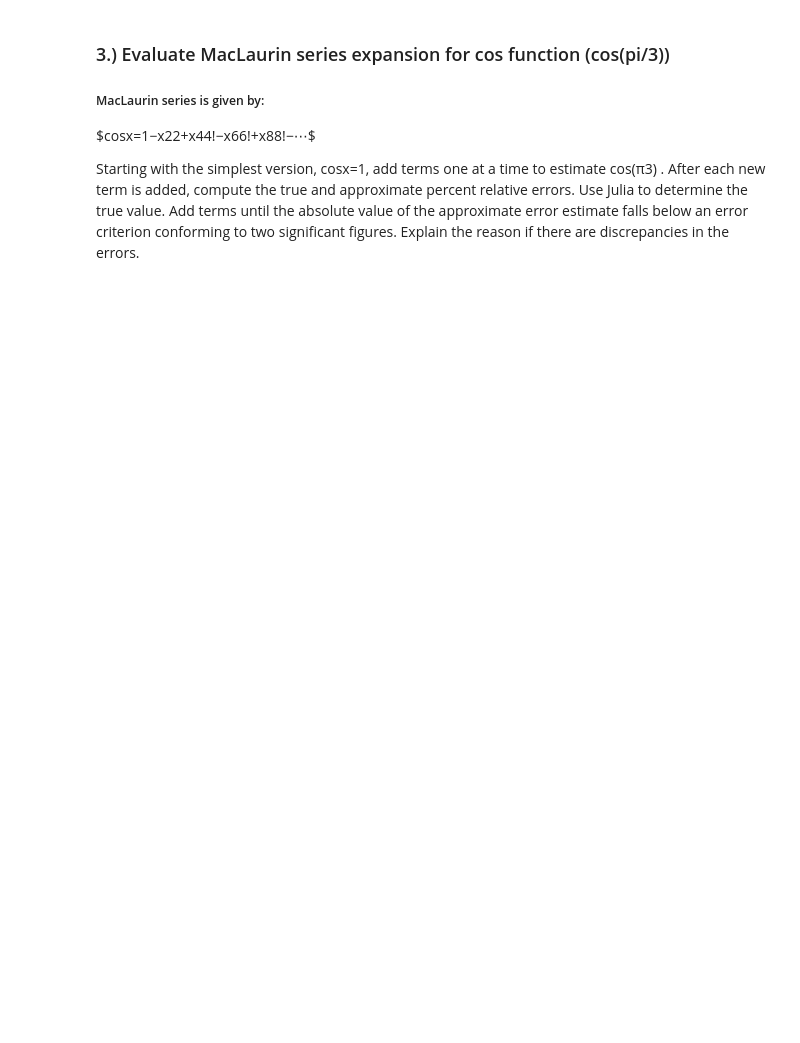
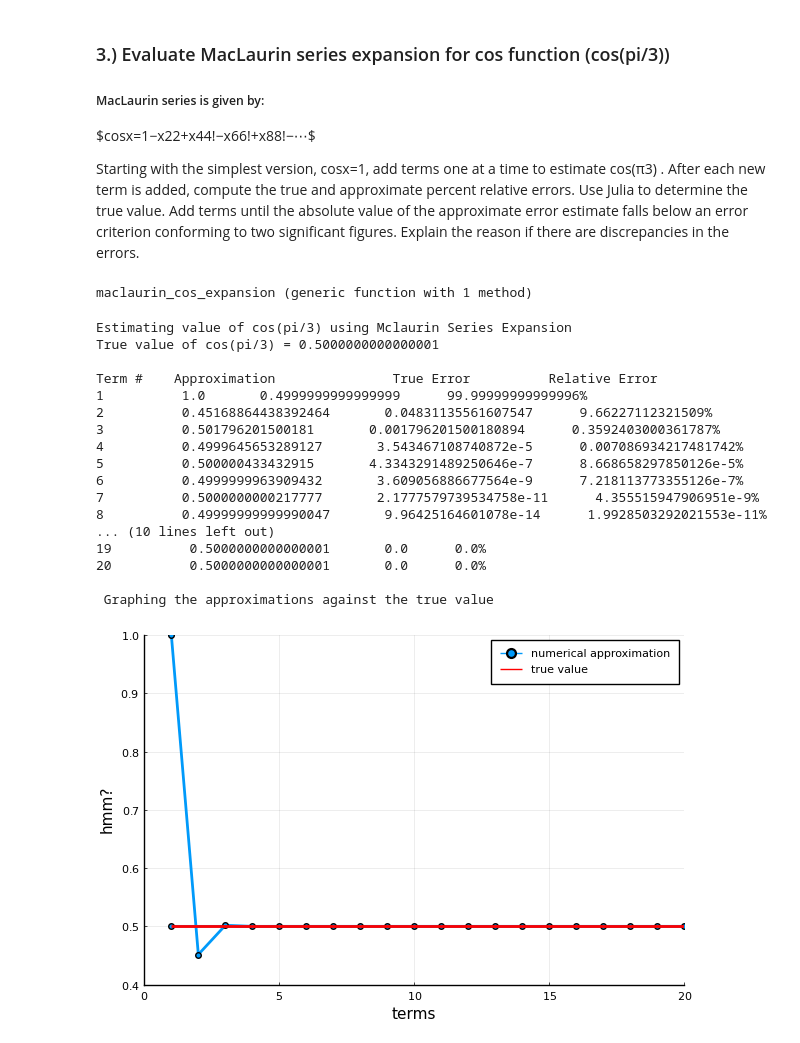
Before and after one commit to rdlfbr/ENGG-27.02-LAB-ACTIVITY-1, a Jupyter notebook: Engg 27.02 Lab Activity 1 - Cuadra, Obre San Juan.ipynb, the cells around one changed output. Cells and saved outputs as stored; diff of their text form; code cells hidden in the pictures; blank space fills up the shorter version.

Commit message:
Fix wrong function in number 3 -- 3 working now

```diff
--- a/Engg 27.02 Lab Activity 1 - Cuadra, Obre San Juan.ipynb
+++ b/Engg 27.02 Lab Activity 1 - Cuadra, Obre San Juan.ipynb
@@ -146,14 +191,33 @@ it to the true value =#
         true_error = abs(true_value - e[i])
         relative_error = abs((true_error/true_value)*(100))
         println(i, "          ", e[i], "       ", true_error, "      ", relative_error,"%") #i wish i knew how to print it nicely
-        push!(e, (e[i]+((((-1)^i)*(x^2i))/(2*factorial(i))))) #append new term to array for plotting later
+        push!(e, (e[i]+((((-1)^i)*(x^2i))/(factorial(big(2*i)))))) #append new term to array for plotting later
         i += 1
     end
     graph(terms, e, true_value, 1, 0.4) #call graph function after idk
 end
+# %% [output]
+maclaurin_cos_expansion (generic function with 1 method)
 # %%
 println("Estimating value of cos(pi/3) using Mclaurin Series Expansion")
 println("True value of cos(pi/3) = ", cos((pi)/3) ,"\n")
 maclaurin_cos_expansion((pi)/3, 20)
-#=ayt mukhang may mali sa formula ko cuz i cant get 0.5 hahu i will revisit later, also max of 21 terms
-as of now alamin ko rin papaano iincrease since need ng 2 sigfig approximate error=#
+# %% [output]
+Estimating value of cos(pi/3) using Mclaurin Series Expansion
+True value of cos(pi/3) = 0.5000000000000001
+
+Term #    Approximation               True Error          Relative Error
+1          1.0       0.4999999999999999      99.99999999999996%
+2          0.45168864438392464       0.04831135561607547      9.66227112321509%
+3          0.501796201500181       0.001796201500180894      0.3592403000361787%
+4          0.4999645653289127       3.543467108740872e-5      0.007086934217481742%
+5          0.500000433432915       4.3343291489250646e-7      8.668658297850126e-5%
+6          0.4999999963909432       3.609056886677564e-9      7.218113773355126e-7%
+7          0.5000000000217777       2.1777579739534758e-11      4.355515947906951e-9%
+8          0.49999999999990047       9.96425164601078e-14      1.9928503292021553e-11%
+... (10 lines left out)
+19          0.5000000000000001       0.0      0.0%
+20          0.5000000000000001       0.0      0.0%
+
+ Graphing the approximations against the true value
+[figure, added]
```
Also changed, not shown: parts of 6 cells of this notebook.
